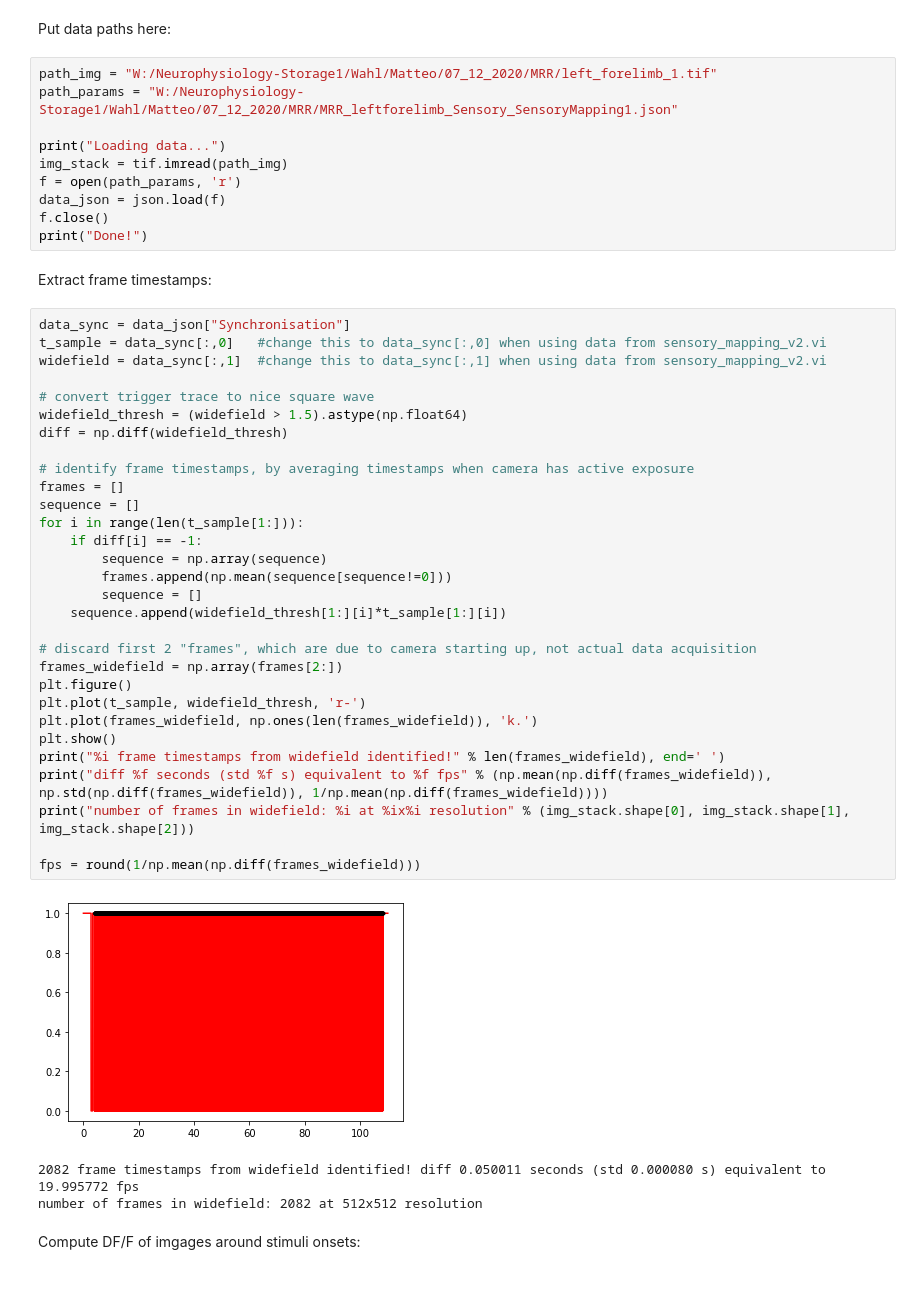
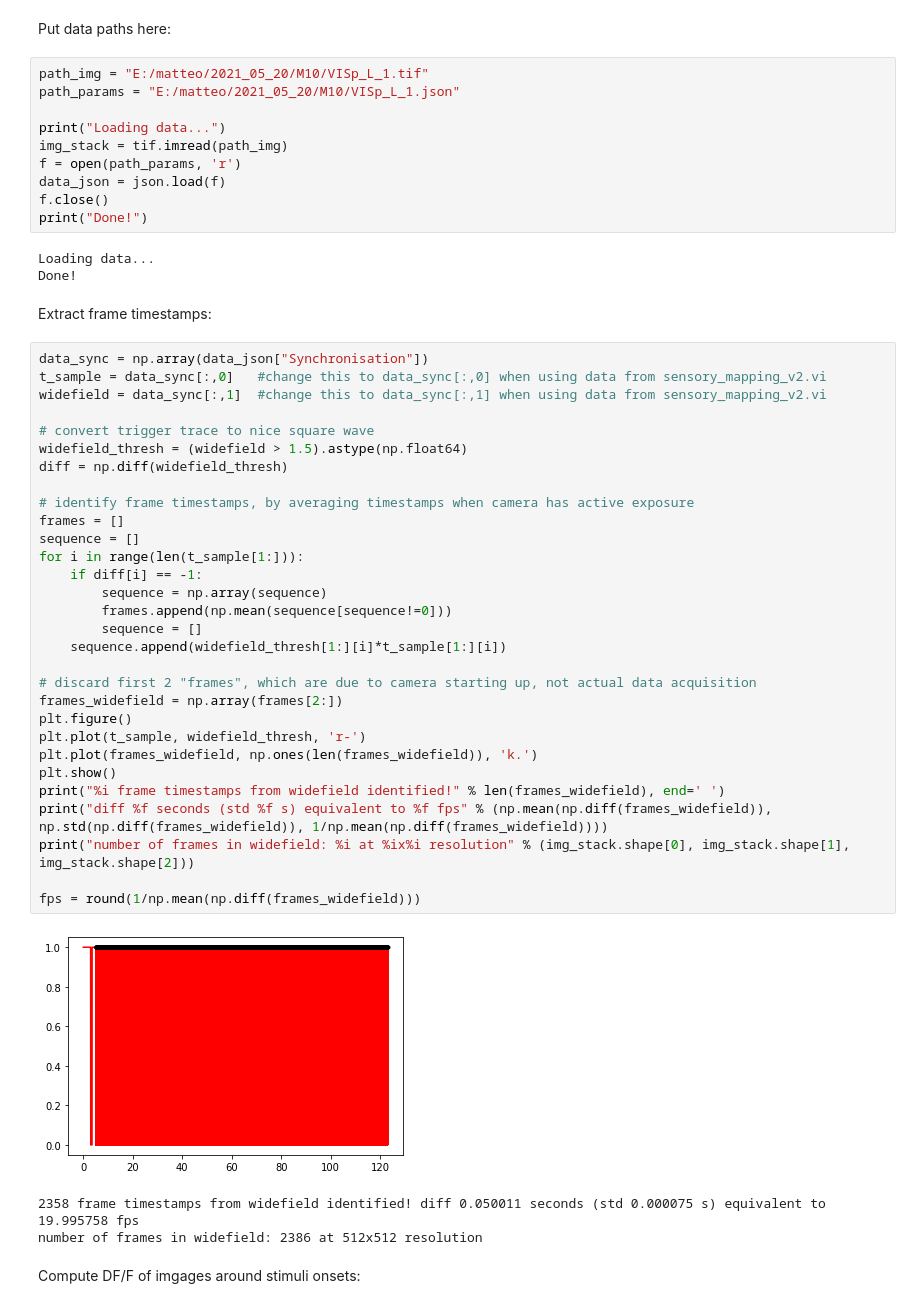
Before and after one commit to mattpanzeri/sensory_mapping, a Jupyter notebook: Scripts/compute_dff.ipynb, the cells around one changed output. Cells and saved outputs as stored; diff of their text form.

```diff
--- a/Scripts/compute_dff.ipynb
+++ b/Scripts/compute_dff.ipynb
@@ -7,8 +7,8 @@ import cv2
 # %% [markdown]
 Put data paths here:
 # %%
-path_img = "W:/Neurophysiology-Storage1/Wahl/Matteo/07_12_2020/MRR/left_forelimb_1.tif"
-path_params = "W:/Neurophysiology-Storage1/Wahl/Matteo/07_12_2020/MRR/MRR_leftforelimb_Sensory_SensoryMapping1.json"
+path_img = "E:/matteo/2021_05_20/M10/VISp_L_1.tif"
+path_params = "E:/matteo/2021_05_20/M10/VISp_L_1.json"
 
 print("Loading data...")
 img_stack = tif.imread(path_img)
@@ -16,42 +16,45 @@ f = open(path_params, 'r')
 data_json = json.load(f)
 f.close()
 print("Done!")
+# %% [output]
+Loading data...
+Done!
 # %% [markdown]
 Extract frame timestamps:
 # %%
-data_sync = data_json["Synchronisation"]
+data_sync = np.array(data_json["Synchronisation"])
 t_sample = data_sync[:,0]   #change this to data_sync[:,0] when using data from sensory_mapping_v2.vi
 widefield = data_sync[:,1]  #change this to data_sync[:,1] when using data from sensory_mapping_v2.vi
 
 # convert trigger trace to nice square wave
 widefield_thresh = (widefield > 1.5).astype(np.float64)
 diff = np.diff(widefield_thresh)
 
 # identify frame timestamps, by averaging timestamps when camera has active exposure
 frames = []
 sequence = []
 for i in range(len(t_sample[1:])):
     if diff[i] == -1:
         sequence = np.array(sequence)
         frames.append(np.mean(sequence[sequence!=0]))
         sequence = []
     sequence.append(widefield_thresh[1:][i]*t_sample[1:][i])
 
 # discard first 2 "frames", which are due to camera starting up, not actual data acquisition
 frames_widefield = np.array(frames[2:])
 plt.figure()
 plt.plot(t_sample, widefield_thresh, 'r-')
 plt.plot(frames_widefield, np.ones(len(frames_widefield)), 'k.')
 plt.show()
 print("%i frame timestamps from widefield identified!" % len(frames_widefield), end=' ')
 print("diff %f seconds (std %f s) equivalent to %f fps" % (np.mean(np.diff(frames_widefield)), np.std(np.diff(frames_widefield)), 1/np.mean(np.diff(frames_widefield))))
 print("number of frames in widefield: %i at %ix%i resolution" % (img_stack.shape[0], img_stack.shape[1], img_stack.shape[2]))
 
 fps = round(1/np.mean(np.diff(frames_widefield)))
 # %% [output]
-[figure, old version]
+[figure, new version]
-2082 frame timestamps from widefield identified! diff 0.050011 seconds (std 0.000080 s) equivalent to 19.995772 fps
-number of frames in widefield: 2082 at 512x512 resolution
+2358 frame timestamps from widefield identified! diff 0.050011 seconds (std 0.000075 s) equivalent to 19.995758 fps
+number of frames in widefield: 2386 at 512x512 resolution
 # %% [markdown]
 Compute DF/F of imgages around stimuli onsets:
 # %%
```
Also changed, not shown: parts of 5 cells of this notebook.
